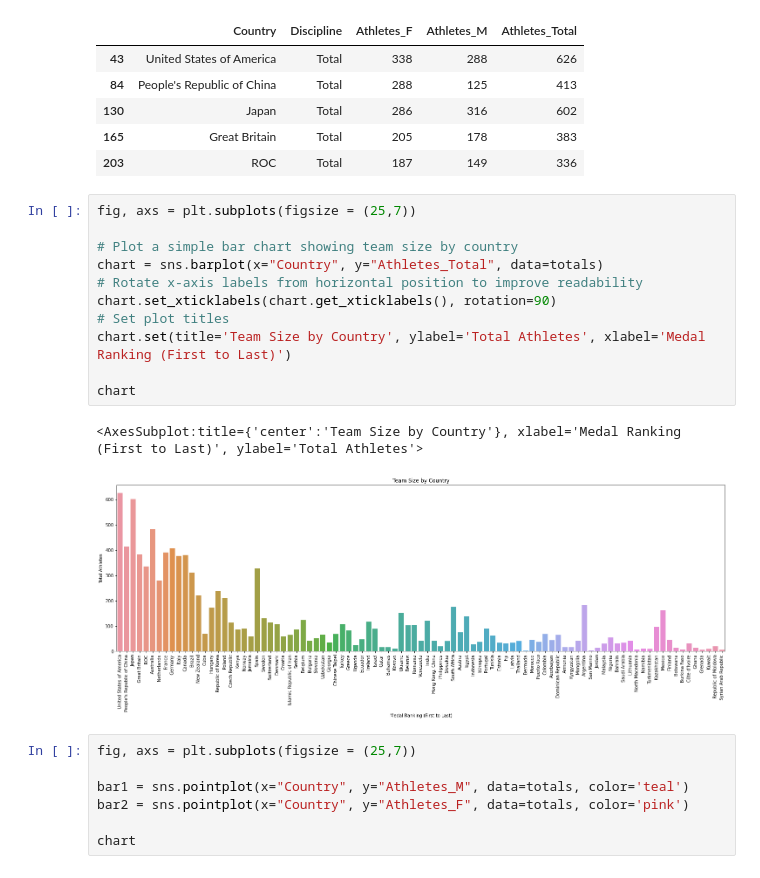
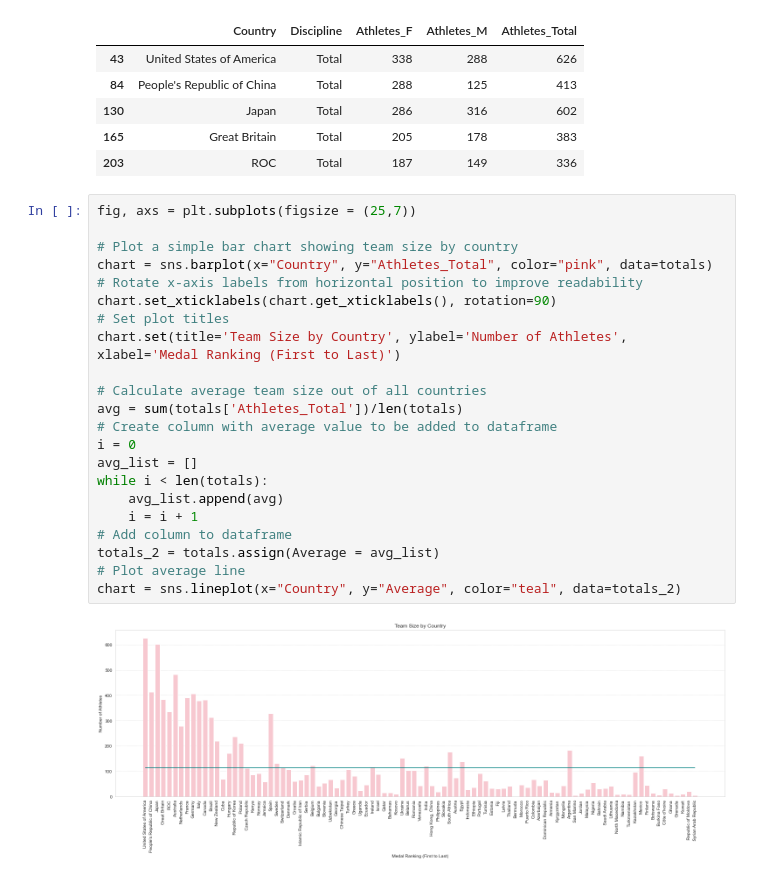
Before and after one commit to denaliazhi/INCOMPLETE-analyzing_Tokyo_Olympics, a Jupyter notebook: scraping-tokyo-olympics.ipynb, the cells around one changed output. Drawn from its saved outputs; the diff is of its cells as text.

```diff
--- a/scraping-tokyo-olympics.ipynb
+++ b/scraping-tokyo-olympics.ipynb
@@ -122,21 +122,24 @@ totals.head()
 # %%
 fig, axs = plt.subplots(figsize = (25,7))
 
 # Plot a simple bar chart showing team size by country
-chart = sns.barplot(x="Country", y="Athletes_Total", data=totals)
+chart = sns.barplot(x="Country", y="Athletes_Total", color="pink", data=totals)
 # Rotate x-axis labels from horizontal position to improve readability
 chart.set_xticklabels(chart.get_xticklabels(), rotation=90)
 # Set plot titles
-chart.set(title='Team Size by Country', ylabel='Total Athletes', xlabel='Medal Ranking (First to Last)')
+chart.set(title='Team Size by Country', ylabel='Number of Athletes', xlabel='Medal Ranking (First to Last)')
 
-chart
+# Calculate average team size out of all countries
+avg = sum(totals['Athletes_Total'])/len(totals)
+# Create column with average value to be added to dataframe
+i = 0
+avg_list = []
+while i < len(totals):
+    avg_list.append(avg)
+    i = i + 1
+# Add column to dataframe
+totals_2 = totals.assign(Average = avg_list)
+# Plot average line
+chart = sns.lineplot(x="Country", y="Average", color="teal", data=totals_2)
 # %% [output]
-<AxesSubplot:title={'center':'Team Size by Country'}, xlabel='Medal Ranking (First to Last)', ylabel='Total Athletes'>
-[figure, old version]
+[figure, new version]
-# %%
-fig, axs = plt.subplots(figsize = (25,7))
-
-bar1 = sns.pointplot(x="Country", y="Athletes_M", data=totals, color='teal')
-bar2 = sns.pointplot(x="Country", y="Athletes_F", data=totals, color='pink')
-
-chart
```
Also changed, not shown: parts of 3 cells of this notebook.
